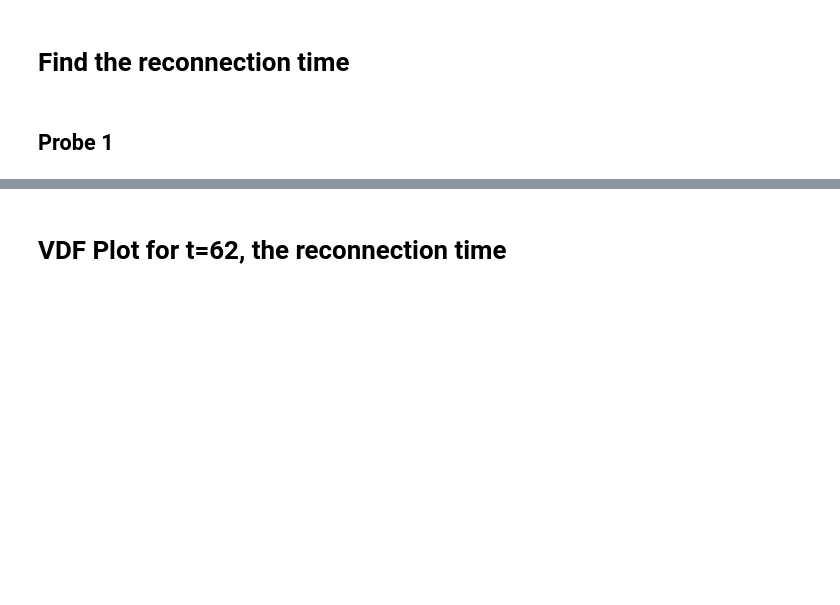
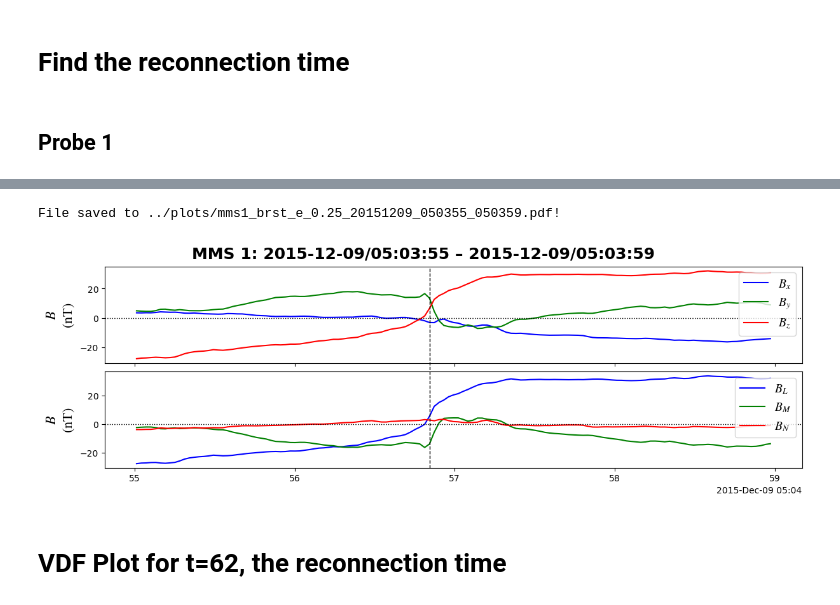
Before and after one commit to regisjohn/FPC_mRx, a Jupyter notebook: scripts/Publication_plots.ipynb, the cells around one changed output, grey strips where cells are left out. Saved outputs shown, nothing was run; the diff lists cells and outputs as text; code cells hidden in the pictures; blank space fills up the shorter version.

```diff
--- a/scripts/Publication_plots.ipynb
+++ b/scripts/Publication_plots.ipynb
@@ -2316,0 +2344,4 @@ with h5py.File(hfile, "r") as f:
+# %%
+with h5py.File(hfile, "r") as f:
+    ntime_e = f["meta"]["time"][...]
+    bvec_lmn = f["lmn"]["bvec"][...]
@@ -2316,0 +2379,4 @@ with h5py.File(hfile, "r") as f:
+# %%
+with h5py.File(hfile, "r") as f:
+    ntime_e = f["meta"]["time"][...]
+    bvec_lmn = f["lmn"]["bvec"][...]
@@ -2316,0 +2414,4 @@ with h5py.File(hfile, "r") as f:
+# %%
+with h5py.File(hfile, "r") as f:
+    ntime_e = f["meta"]["time"][...]
+    bvec_lmn = f["lmn"]["bvec"][...]
@@ -2317,3 +2464,56 @@ with h5py.File(hfile, "r") as f:
+# %%
+with h5py.File(hfile, "r") as f:
+    ntime_e = f["meta"]["time"][...]
+    bvec_lmn = f["lmn"]["bvec"][...]
+    bvec_gse = f["gse"]["bvec"][...]
+# %%
+from pyspedas import time_datetime
+
+t_ax = time_datetime(ntime_e)
+axs_label_fntsz = 16   # adjust as needed
+legend_fntsz = 14
+legendFrame = True
+
+n_subplots = 2
+
+fig, ax = plt.subplots(n_subplots, 1, figsize=(12, 4),  sharex=True, constrained_layout=True)
+
+# Figure title:
+fig.suptitle(f"MMS {probe}: {trange[0]} – {trange[1]}", fontsize=18, fontweight='bold')
+
+# First subplot bvec_gse
+ax[0].set_prop_cycle(color=['blue', 'green', 'red']) # custom color cycle
+ax[0].plot(t_ax, bvec_gse , linewidth=1.5, label=['$B_x$', '$B_y$', '$B_z$'])
+ax[0].set_prop_cycle(color=['black', 'black', 'black']) # custom color cycle
+ax[0].axhline(0, color='k', linestyle='dotted', linewidth=1.0)
+ax[0].set_ylabel(r"$B$" "\n" r"$(\mathrm{nT})$", fontsize=axs_label_fntsz)
+ax[0].legend(fontsize=legend_fntsz, frameon=legendFrame)
+
+# Second subplot bvec_lmn
+ax[1].set_prop_cycle(color=['blue', 'green', 'red']) # custom color cycle
+ax[1].plot(t_ax, bvec_lmn , linewidth=1.5, label=['$B_L$', '$B_M$', '$B_N$'])
+ax[1].axhline(0, color='k', linestyle='dotted', linewidth=1.0)
+ax[1].set_ylabel(r"$B$" "\n" r"$(\mathrm{nT})$", fontsize=axs_label_fntsz)
+ax[1].legend(fontsize=legend_fntsz, frameon=legendFrame)
+
+# Vertical reference lines
+y_up = n_subplots + 0.087
+idx = 61
+dt_obj = time_datetime(ntime_e[idx])
+ax[-1].axvline(x=dt_obj, ymin=0, ymax=y_up, color='k', linestyle='dashed',
+    linewidth=1, clip_on=False)
+
+# Save routine
+plt_pref = f'mms{probe}_{data_rate}_{species}_{bin_width_frac:.2f}'
+pltfile = os.path.join(plot_dir, fpc.mms_name_make(plt_pref,
+                                                   trange[0], trange[1], ext='pdf'))
+fig.savefig(pltfile, bbox_inches='tight', dpi=300)
+print(f'File saved to {pltfile}!')
+
+plt.show()
+# %% [output]
+File saved to ../plots/mms1_brst_e_0.25_20151209_050355_050359.pdf!
+[figure, added]
 # %% [markdown]
 # VDF Plot for t=62, the reconnection time
 # %%
```
Also changed, not shown: parts of 50 cells of this notebook, 52 other files.
